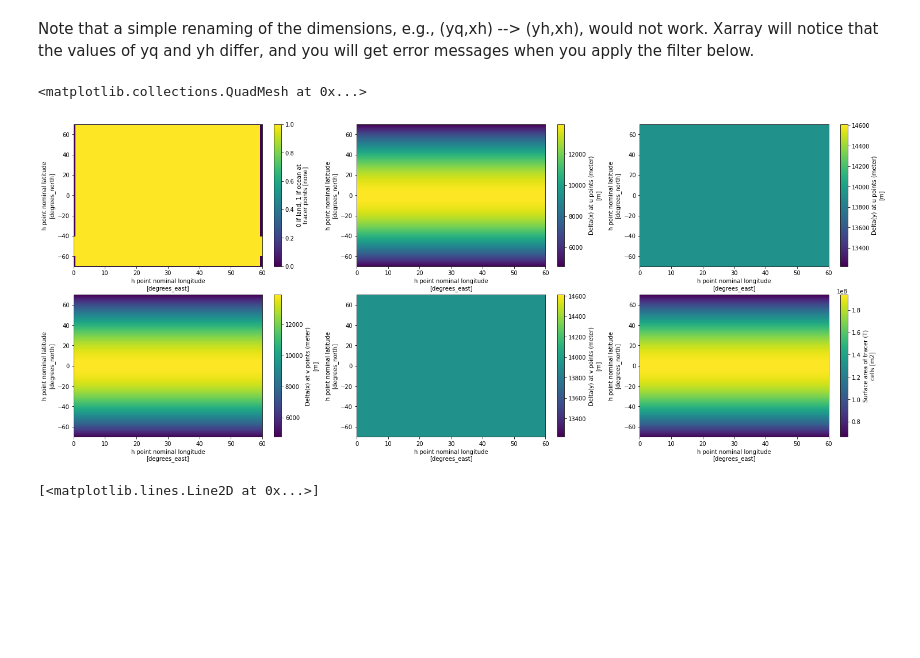
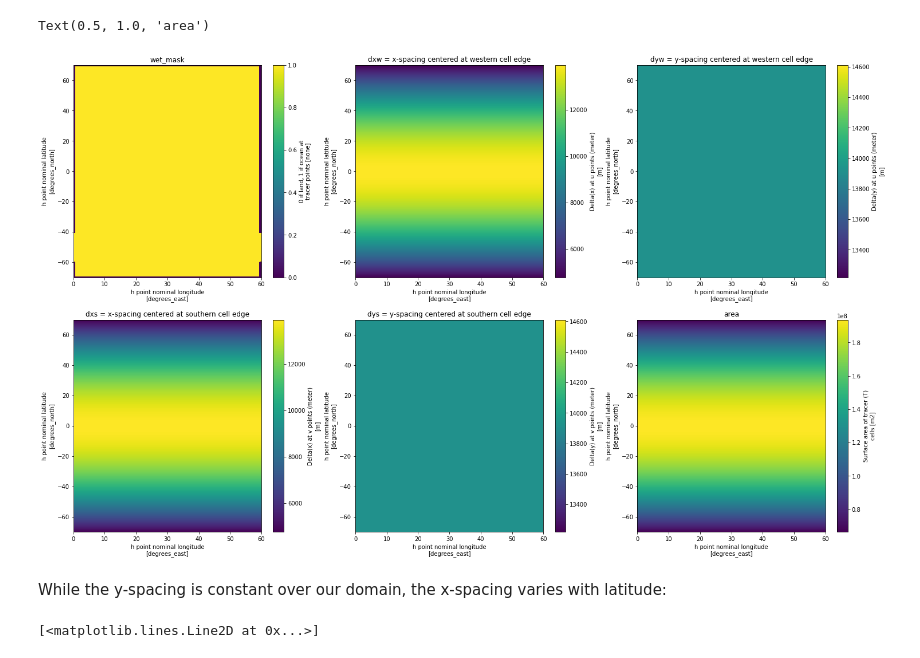
Before and after one commit to ocean-eddy-cpt/gcm-filters, a Jupyter notebook: docs/tutorial_irregular_grid.ipynb, the cells around one changed output. Drawn from its saved outputs; the diff is of its cells as text; code cells hidden in the pictures; blank space fills up the shorter version.

```diff
--- a/docs/tutorial_irregular_grid.ipynb
+++ b/docs/tutorial_irregular_grid.ipynb
@@ -31,19 +71,25 @@ dxw = xr.DataArray(data=st.dxCu.isel(xq=slice(0,Nx)),coords={'yh':av.yh,'xh':av.
 dyw = xr.DataArray(data=st.dyCu.isel(xq=slice(0,Nx)),coords={'yh':av.yh,'xh':av.xh}, dims=('yh','xh'))
 dxs = xr.DataArray(data=st.dxCv.isel(yq=slice(0,Ny)),coords={'yh':av.yh,'xh':av.xh}, dims=('yh','xh'))
 dys = xr.DataArray(data=st.dyCv.isel(yq=slice(0,Ny)),coords={'yh':av.yh,'xh':av.xh}, dims=('yh','xh'))
-# %% [markdown]
-Note that a simple renaming of the dimensions, e.g., (yq,xh) --> (yh,xh), would not work. Xarray will notice that the values of yq and yh differ, and you will get error messages when you apply the filter below.
 # %%
-fig,axs = plt.subplots(2,3,figsize=(25,10))
+fig,axs = plt.subplots(2,3,figsize=(25,15))
 wet_mask.plot(ax=axs[0,0])
+axs[0,0].set_title('wet_mask')
 dxw.plot(ax=axs[0,1])
+axs[0,1].set_title('dxw = x-spacing centered at western cell edge')
 dyw.plot(ax=axs[0,2])
+axs[0,2].set_title('dyw = y-spacing centered at western cell edge')
 dxs.plot(ax=axs[1,0])
+axs[1,0].set_title('dxs = x-spacing centered at southern cell edge')
 dys.plot(ax=axs[1,1])
+axs[1,1].set_title('dys = y-spacing centered at southern cell edge')
 area.plot(ax=axs[1,2])
+axs[1,2].set_title('area')
 # %% [output]
-<matplotlib.collections.QuadMesh at 0x...>
+Text(0.5, 1.0, 'area')
-[figure, old version]
+[figure, new version]
+# %% [markdown]
+While the y-spacing is constant over our domain, the x-spacing varies with latitude:
 # %%
 dxw.isel(xh=30).plot()
 # %% [output]
```
Also changed, not shown: parts of 53 cells of this notebook, 1 other file.
